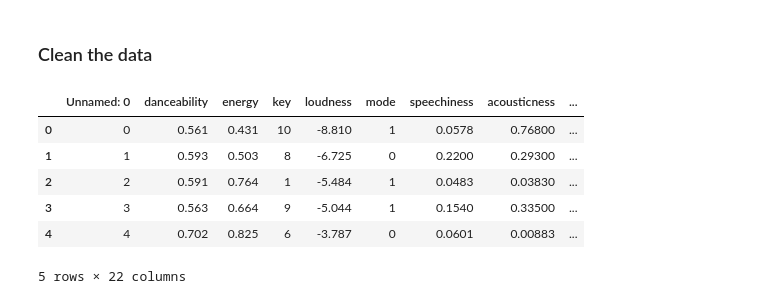
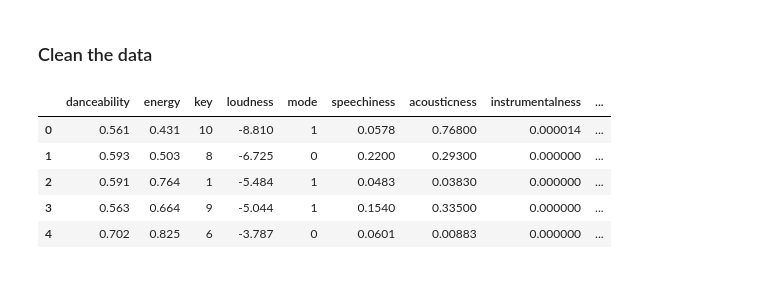
Before and after one commit to lauri-ra/Data-Science-Course-Work, a Jupyter notebook: HT/JodaHT_Spotify.ipynb, the cells around one changed output. Saved outputs shown, nothing was run; the diff lists cells and outputs as text; code cells hidden in the pictures.

```diff
--- a/HT/JodaHT_Spotify.ipynb
+++ b/HT/JodaHT_Spotify.ipynb
@@ -80,17 +86,26 @@ df = pd.DataFrame(stuff)
 df.to_csv('data.csv')
 # %% [markdown]
 ### Clean the data
-# %%
-import pandas as pd
-
-df = pd.read_csv('data.csv')
-
-df.head(5)
-# %% [output]
-|  | Unnamed: 0 | danceability | energy | key | loudness | mode | speechiness | acousticness | ... |
-| 0 | 0 | 0.561 | 0.431 | 10 | -8.810 | 1 | 0.0578 | 0.76800 | ... |
-| 1 | 1 | 0.593 | 0.503 | 8 | -6.725 | 0 | 0.2200 | 0.29300 | ... |
-| 2 | 2 | 0.591 | 0.764 | 1 | -5.484 | 1 | 0.0483 | 0.03830 | ... |
-| 3 | 3 | 0.563 | 0.664 | 9 | -5.044 | 1 | 0.1540 | 0.33500 | ... |
-| 4 | 4 | 0.702 | 0.825 | 6 | -3.787 | 0 | 0.0601 | 0.00883 | ... |
-5 rows × 22 columns
+# %%
+df = pd.read_csv('data.csv')
+
+# Rename columns to be more descriptive
+df.rename(columns={'tempo' : 'beats per minute', 'duration_ms' : 'duration(min)'}, inplace=True)
+
+# Remove columns that are not needed
+cols_to_remove=['Unnamed: 0', 'type', 'id', 'uri', 'track_href', 'analysis_url', 'time_signature']
+data = df.drop(cols_to_remove,axis=1)
+
+# Change track length from ms to minutes
+for i in data['duration(min)']:
+    length = i / 60000
+    data['duration(min)'].replace({i : length}, inplace=True)
+
+data.head()
+# %% [output]
+|  | danceability | energy | key | loudness | mode | speechiness | acousticness | instrumentalness | ... |
+| 0 | 0.561 | 0.431 | 10 | -8.810 | 1 | 0.0578 | 0.76800 | 0.000014 | ... |
+| 1 | 0.593 | 0.503 | 8 | -6.725 | 0 | 0.2200 | 0.29300 | 0.000000 | ... |
+| 2 | 0.591 | 0.764 | 1 | -5.484 | 1 | 0.0483 | 0.03830 | 0.000000 | ... |
+| 3 | 0.563 | 0.664 | 9 | -5.044 | 1 | 0.1540 | 0.33500 | 0.000000 | ... |
+| 4 | 0.702 | 0.825 | 6 | -3.787 | 0 | 0.0601 | 0.00883 | 0.000000 | ... |
```
Also changed, not shown: parts of 5 cells of this notebook, 1 other file.
